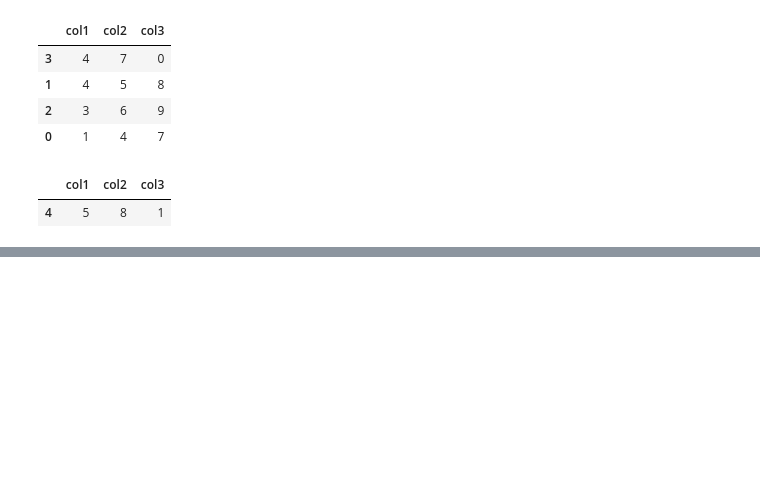
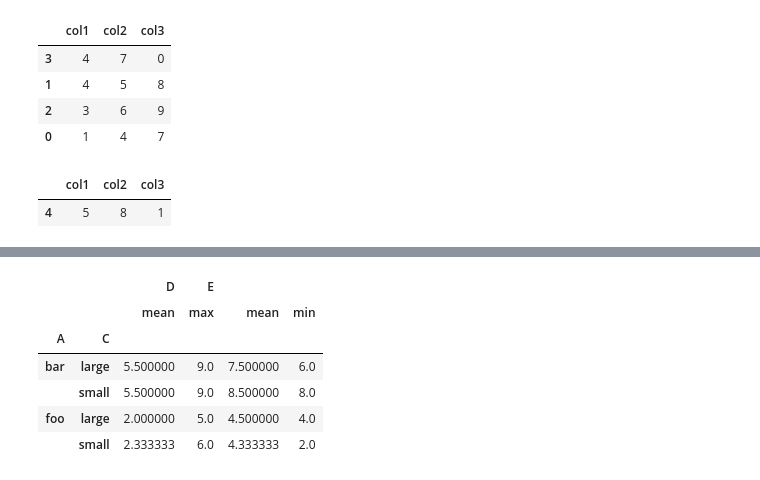
Before and after one commit to AnannyaSagar/Python_Problems, a Jupyter notebook: Pandas_Practice.ipynb, the cells around one changed output, grey strips where cells are left out. Cells and saved outputs as stored; diff of their text form; code cells hidden in the pictures; blank space fills up the shorter version.

```diff
--- a/Pandas_Practice.ipynb
+++ b/Pandas_Practice.ipynb
@@ -311,0 +518,14 @@ df_30
+# %%
+p = pd.pivot_table(df, values=['D', 'E'], index=['A', 'C'],
+                    aggfunc={'D': np.mean,
+                             'E': [min, max, np.mean]})
+# %%
+p
+# %% [output]
+|  |  | D | E |  |  |
+|  |  | mean | max | mean | min |
+| A | C |  |  |  |  |
+| bar | large | 5.500000 | 9.0 | 7.500000 | 6.0 |
+|  | small | 5.500000 | 9.0 | 8.500000 | 8.0 |
+| foo | large | 2.000000 | 5.0 | 4.500000 | 4.0 |
+|  | small | 2.333333 | 6.0 | 4.333333 | 2.0 |
```
Also changed, not shown: parts of 30 cells of this notebook.
